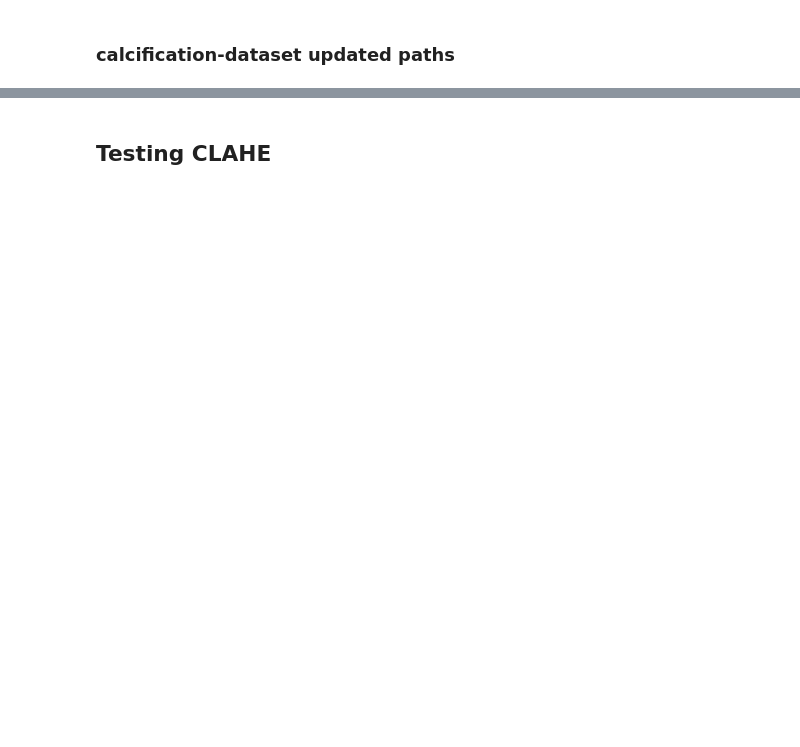
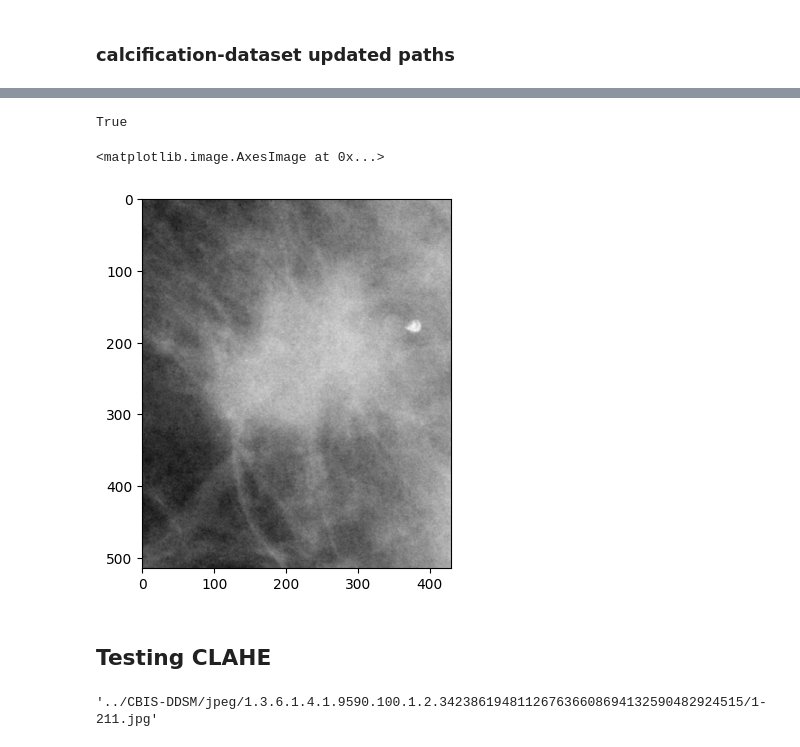
Before and after one commit to RuthJoanna0613/breast_cancer_image_processing, a Jupyter notebook: jupyter/clahe_on_mass_dataset.ipynb, the cells around one changed output, grey strips where cells are left out. Cells and saved outputs as stored; diff of their text form; code cells hidden in the pictures; blank space fills up the shorter version.

```diff
--- a/jupyter/clahe_on_mass_dataset.ipynb
+++ b/jupyter/clahe_on_mass_dataset.ipynb
@@ -123,0 +121,40 @@ calc_test_df.to_csv("../CBIS-DDSM/csv/calc_test_updated.csv")
+# %%
+m_train_df = mass_train_df.copy()
+m_test_df = mass_test_df.copy()
+c_train_df = calc_train_df.copy()
+c_test_df = calc_test_df.copy()
+# %%
+len(m_train_df.columns) == len(c_train_df.columns)
+# %% [output]
+True
+# %%
+for i in range(len(m_train_df)):
+    if m_train_df["pathology"][i] == "MALIGNANT":
+        m_train_df["pathology"][i] = "MASS_MALIGNANT"
+    else:
+        m_train_df["pathology"][i] = "MASS_BENIGN"
+
+for i in range(len(m_test_df)):
+    if m_test_df["pathology"][i] == "MALIGNANT":
+        m_test_df["pathology"][i] = "MASS_MALIGNANT"
+    else:
+        m_test_df["pathology"][i] = "MASS_BENIGN"
+# %%
+for i in range(len(c_train_df)):
+    if c_train_df["pathology"][i] == "MALIGNANT":
+        c_train_df["pathology"][i] = "CALCIFICATION_MALIGNANT"
+    else:
+        c_train_df["pathology"][i] = "CALCIFICATION_BENIGN"
+
+for i in range(len(c_test_df)):
+    if c_test_df["pathology"][i] == "MALIGNANT":
+        c_test_df["pathology"][i] = "CALCIFICATION_MALIGNANT"
+    else:
+        c_test_df["pathology"][i] = "CALCIFICATION_BENIGN"
+# %%
+train_df = pd.concat([m_train_df, c_train_df], ignore_index=True, sort=False)
+# %%
+plt.imshow(cv2.imread(train_df["cropped image file path"][0]))
+# %% [output]
+<matplotlib.image.AxesImage at 0x...>
+[figure, added]
@@ -124,3 +166,7 @@ calc_test_df.to_csv("../CBIS-DDSM/csv/calc_test_updated.csv")
 # %% [markdown]
 ## Testing CLAHE
+# %%
+mass_train["image file path"][0]
+# %% [output]
+'../CBIS-DDSM/jpeg/1.3.6.1.4.1.9590.100.1.2.342386194811267636608694132590482924515/1-211.jpg'
 # %%
```
Also changed, not shown: parts of 16 cells of this notebook, 9 other files.
